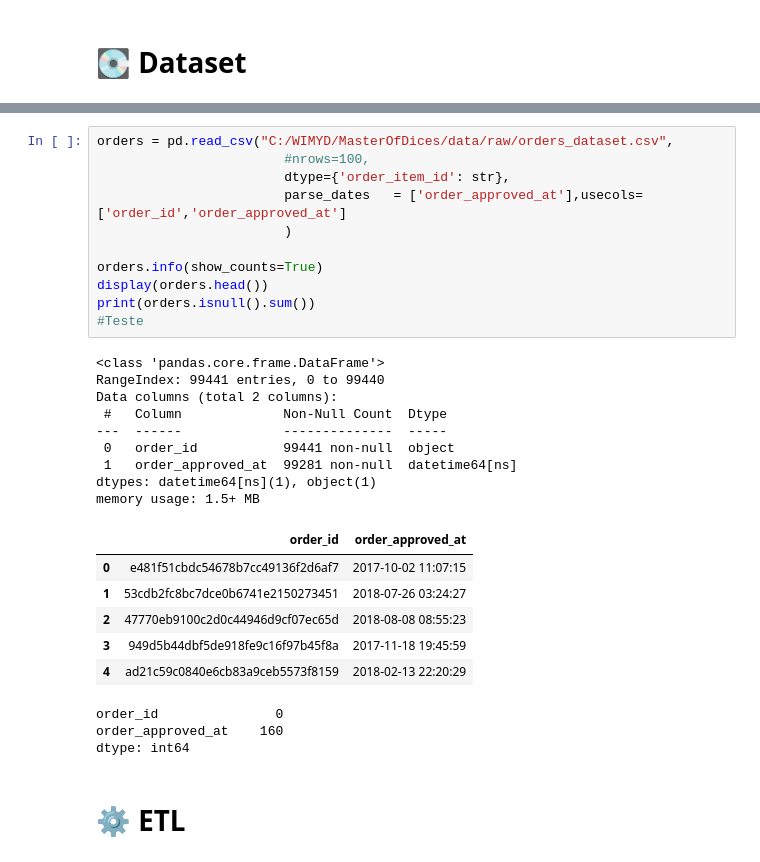
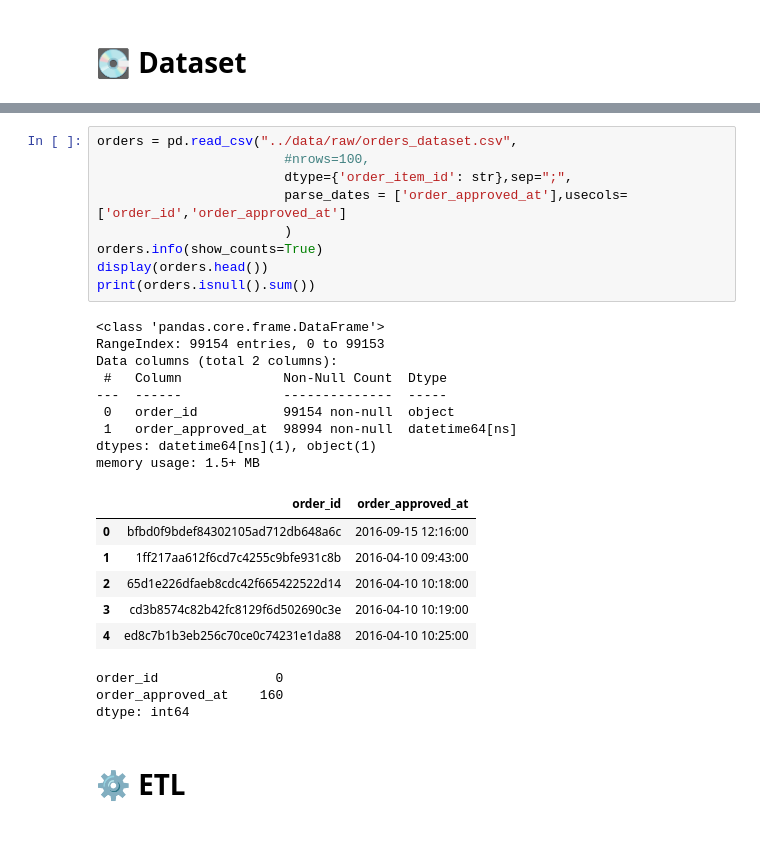
Before and after one commit to Padawanh/ForecastSales, a Jupyter notebook: notebooks/Forecast_de_Vendas_MLFlow.ipynb, the cells around one changed output, grey strips where cells are left out. Cells and saved outputs as stored; diff of their text form.

```diff
--- a/notebooks/Forecast_de_Vendas_MLFlow.ipynb
+++ b/notebooks/Forecast_de_Vendas_MLFlow.ipynb
@@ -37,30 +66,28 @@ from pathlib import Path
 # %%
-orders = pd.read_csv("C:/WIMYD/MasterOfDices/data/raw/orders_dataset.csv",
+orders = pd.read_csv("../data/raw/orders_dataset.csv",
                         #nrows=100,
-                        dtype={'order_item_id': str},
-                        parse_dates   = ['order_approved_at'],usecols=['order_id','order_approved_at']
+                        dtype={'order_item_id': str},sep=";",
+                        parse_dates = ['order_approved_at'],usecols=['order_id','order_approved_at']
                         )
-
 orders.info(show_counts=True)
 display(orders.head())
 print(orders.isnull().sum())
-#Teste
 # %% [output]
 <class 'pandas.core.frame.DataFrame'>
-RangeIndex: 99441 entries, 0 to 99440
+RangeIndex: 99154 entries, 0 to 99153
 Data columns (total 2 columns):
  #   Column             Non-Null Count  Dtype
 ---  ------             --------------  -----
- 0   order_id           99441 non-null  object
- 1   order_approved_at  99281 non-null  datetime64[ns]
+ 0   order_id           99154 non-null  object
+ 1   order_approved_at  98994 non-null  datetime64[ns]
 dtypes: datetime64[ns](1), object(1)
 memory usage: 1.5+ MB
 |  | order_id | order_approved_at |
-| 0 | e481f51cbdc54678b7cc49136f2d6af7 | 2017-10-02 11:07:15 |
-| 1 | 53cdb2fc8bc7dce0b6741e2150273451 | 2018-07-26 03:24:27 |
-| 2 | 47770eb9100c2d0c44946d9cf07ec65d | 2018-08-08 08:55:23 |
-| 3 | 949d5b44dbf5de918fe9c16f97b45f8a | 2017-11-18 19:45:59 |
-| 4 | ad21c59c0840e6cb83a9ceb5573f8159 | 2018-02-13 22:20:29 |
+| 0 | bfbd0f9bdef84302105ad712db648a6c | 2016-09-15 12:16:00 |
+| 1 | 1ff217aa612f6cd7c4255c9bfe931c8b | 2016-04-10 09:43:00 |
+| 2 | 65d1e226dfaeb8cdc42f665422522d14 | 2016-04-10 10:18:00 |
+| 3 | cd3b8574c82b42fc8129f6d502690c3e | 2016-04-10 10:19:00 |
+| 4 | ed8c7b1b3eb256c70ce0c74231e1da88 | 2016-04-10 10:25:00 |
 order_id               0
 order_approved_at    160
 dtype: int64
```
Also changed, not shown: parts of 22 cells of this notebook, 2 other files.
